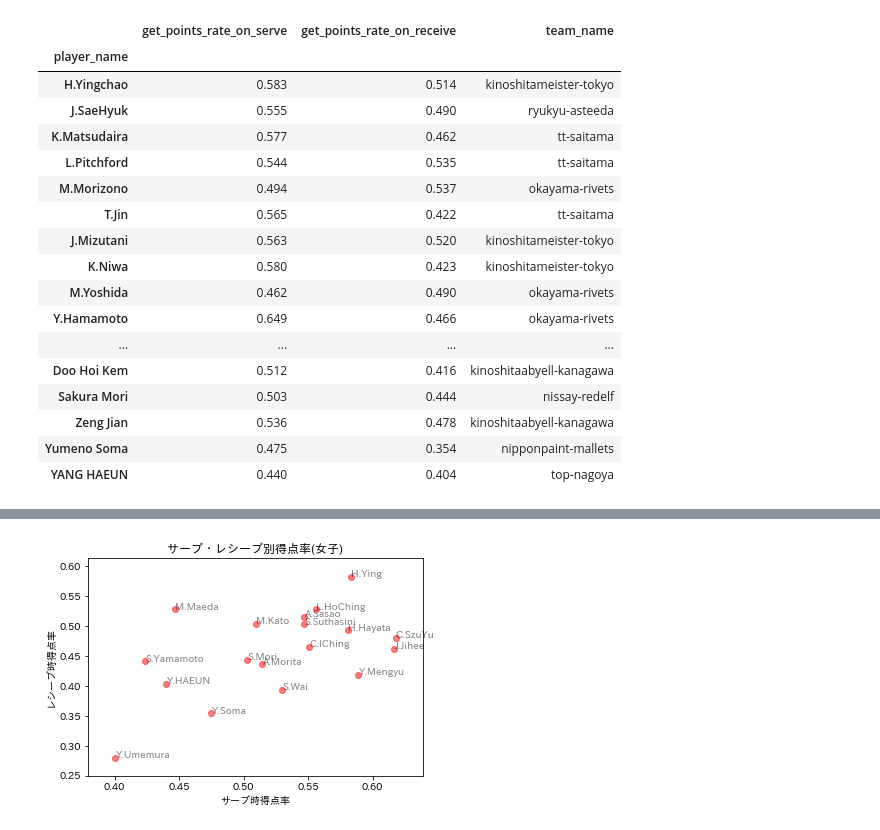
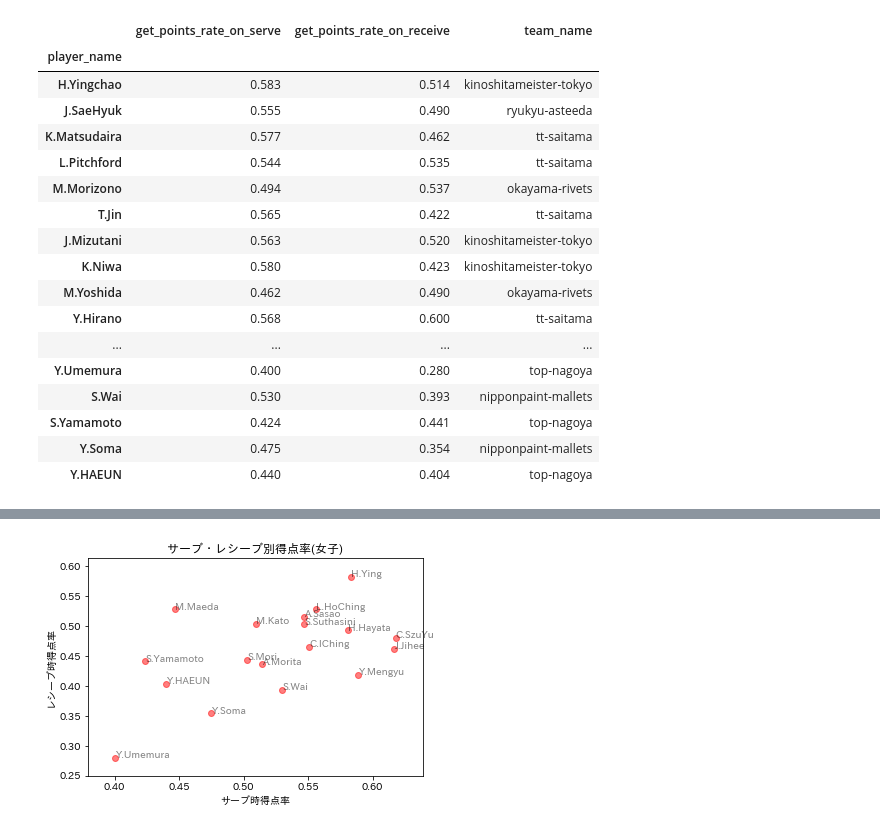
Before and after one commit to ishigen425/Scraping-of-T-League, a Jupyter notebook: tutorial.ipynb, the cells around one changed output, grey strips where cells are left out. Saved outputs shown, nothing was run; the diff lists cells and outputs as text; code cells hidden in the pictures.

```diff
--- a/tutorial.ipynb
+++ b/tutorial.ipynb
@@ -5,12 +5,12 @@ import matplotlib.pyplot as plt
 import japanize_matplotlib
 # %%
 player_data = pd.read_csv('./data/player_stats_table_2019.csv')
-print(player_data.shape)
+#名前をイニシャルに変更
 for idx, item in player_data.iterrows():
     name = item['player_name']
     split_name = name.split()
     player_data.loc[idx, 'player_name'] = split_name[0][0] + "." + split_name[1]
-    print(idx)
 
-player_data = player_data[player_data["match_number"] > 2]
+# player_data = player_data[player_data["match_number"] > 2]
+player_data
 # %% [output]
@@ -34,27 +35,26 @@ player_data = player_data[player_data["match_number"] > 2]
 # %%
 get_points_rate = player_data.loc[:, ["player_name","get_points_rate_on_serve","get_points_rate_on_receive", "team_name"]]
-get_points_rate["player_name"] = player_name
 get_points_rate.set_index("player_name", inplace=True)
 get_points_rate
 # %% [output]
 |  | get_points_rate_on_serve | get_points_rate_on_receive | team_name |
 | player_name |  |  |  |
 | H.Yingchao | 0.583 | 0.514 | kinoshitameister-tokyo |
 | J.SaeHyuk | 0.555 | 0.490 | ryukyu-asteeda |
 | K.Matsudaira | 0.577 | 0.462 | tt-saitama |
 | L.Pitchford | 0.544 | 0.535 | tt-saitama |
 | M.Morizono | 0.494 | 0.537 | okayama-rivets |
 | T.Jin | 0.565 | 0.422 | tt-saitama |
 | J.Mizutani | 0.563 | 0.520 | kinoshitameister-tokyo |
 | K.Niwa | 0.580 | 0.423 | kinoshitameister-tokyo |
 | M.Yoshida | 0.462 | 0.490 | okayama-rivets |
-| Y.Hamamoto | 0.649 | 0.466 | okayama-rivets |
+| Y.Hirano | 0.568 | 0.600 | tt-saitama |
 | ... | ... | ... | ... |
-| Doo Hoi Kem | 0.512 | 0.416 | kinoshitaabyell-kanagawa |
-| Sakura Mori | 0.503 | 0.444 | nissay-redelf |
-| Zeng Jian | 0.536 | 0.478 | kinoshitaabyell-kanagawa |
-| Yumeno Soma | 0.475 | 0.354 | nipponpaint-mallets |
-| YANG HAEUN | 0.440 | 0.404 | top-nagoya |
+| Y.Umemura | 0.400 | 0.280 | top-nagoya |
+| S.Wai | 0.530 | 0.393 | nipponpaint-mallets |
+| S.Yamamoto | 0.424 | 0.441 | top-nagoya |
+| Y.Soma | 0.475 | 0.354 | nipponpaint-mallets |
+| Y.HAEUN | 0.440 | 0.404 | top-nagoya |
 # %%
 # 男子
 man_get_points_rate = get_points_rate[(get_points_rate['team_name'] == 'tt-saitama')
```
Also changed, not shown: parts of 2 cells of this notebook.
